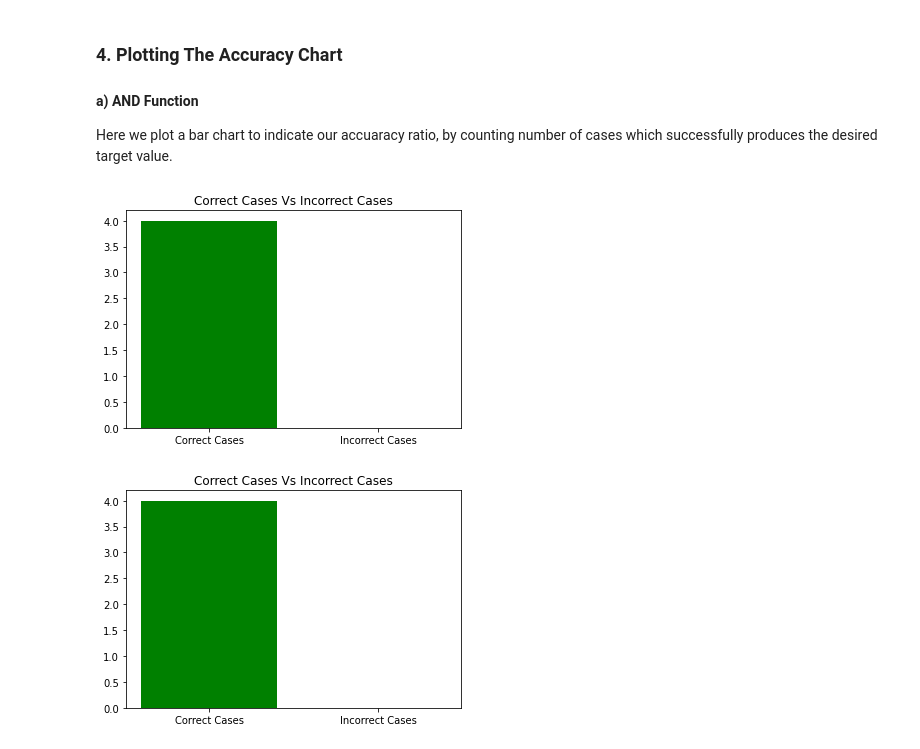
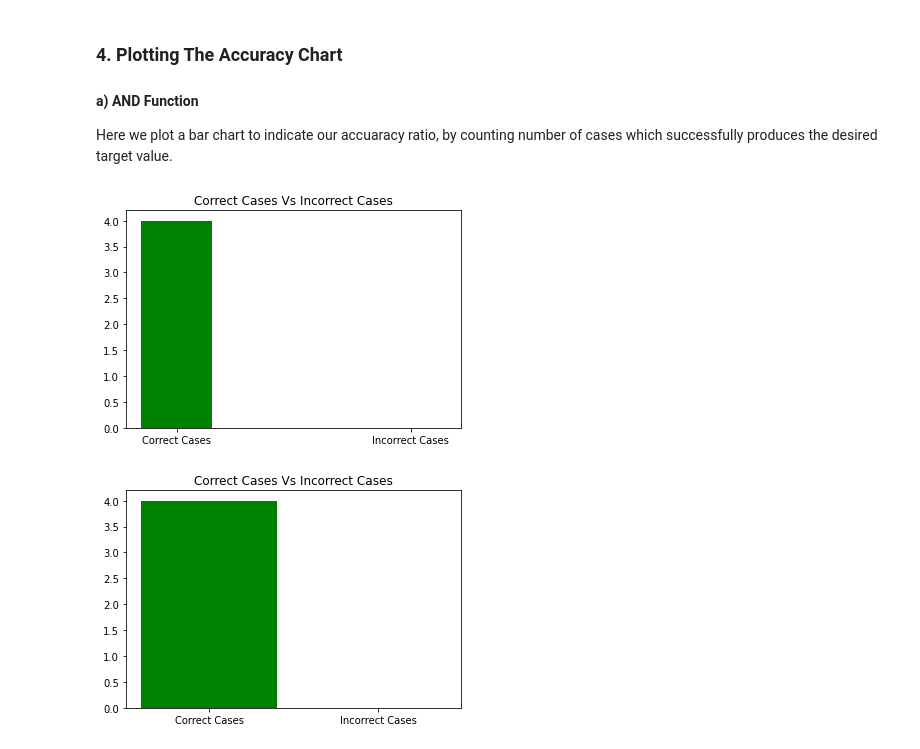
Before and after one commit to meghiaws/neural-networks, a Jupyter notebook: notebooks/hebb_netwok_and_or.ipynb, the cells around one changed output. Drawn from its saved outputs; the diff is of its cells as text; code cells hidden in the pictures.

```diff
--- a/notebooks/hebb_netwok_and_or.ipynb
+++ b/notebooks/hebb_netwok_and_or.ipynb
@@ -19,10 +20,9 @@ import numpy as np
 import matplotlib.pyplot as plt
 from projects import TwoInputHebbNetwork
 
+and_training_dataset = np.genfromtxt("../dataset/hebb/and/training_dataset.csv", delimiter=',', skip_header=1)
+and_test_dataset = np.genfromtxt("../dataset/hebb/and/test_dataset.csv", delimiter=',', skip_header=1)
 
-and_training_dataset = np.genfromtxt("../dataset/and/training_dataset.csv", delimiter=',', skip_header=1)
-and_test_dataset = np.genfromtxt("../dataset/and/test_dataset.csv", delimiter=',', skip_header=1)
-
-or_training_dataset = np.genfromtxt("../dataset/or/training_dataset.csv", delimiter=',', skip_header=1)
-or_test_dataset = np.genfromtxt("../dataset/or/test_dataset.csv", delimiter=',', skip_header=1)
+or_training_dataset = np.genfromtxt("../dataset/hebb/or/training_dataset.csv", delimiter=',', skip_header=1)
+or_test_dataset = np.genfromtxt("../dataset/hebb/or/test_dataset.csv", delimiter=',', skip_header=1)
 # %% [markdown]
@@ -96,20 +98,20 @@ Here we plot a bar chart to indicate our accuaracy ratio, by counting number of
 # %%
 correct_cases = 0
 for test_vector in and_test_dataset:
     net_input = and_hebb_network.calculate_net_input(test_vector[0], test_vector[1])
     result = and_hebb_network.activation_function(net_input)
     if result == test_vector[2]:
         correct_cases += 1
 incorrect_cases = and_test_dataset.shape[0] - correct_cases
 
 labels = ['Correct Cases', 'Incorrect Cases']
 data = [correct_cases, incorrect_cases]
 
-plt.bar(labels, data, color=('green', 'red'))
+plt.bar(labels, data, color=('green', 'red'), width=0.3)
 plt.title('Correct Cases Vs Incorrect Cases')
 plt.show()
 # %% [output]
-[figure, old version]
+[figure, new version]
 # %%
 correct_cases = 0
 for test_vector in or_test_dataset:
```
Also changed, not shown: parts of 7 cells of this notebook, 11 other files.
